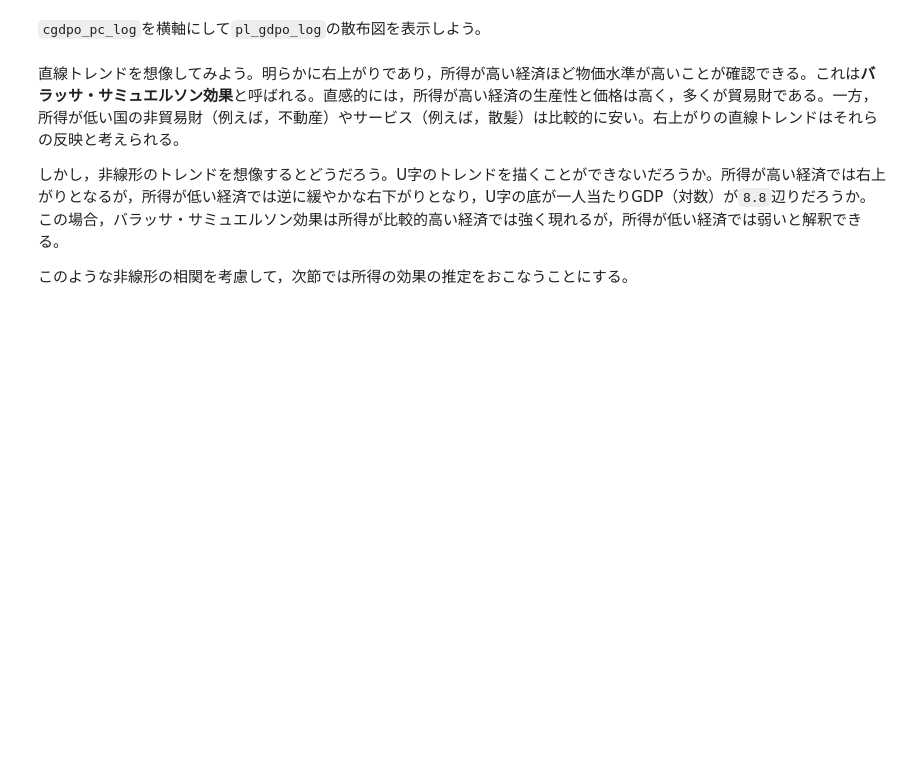
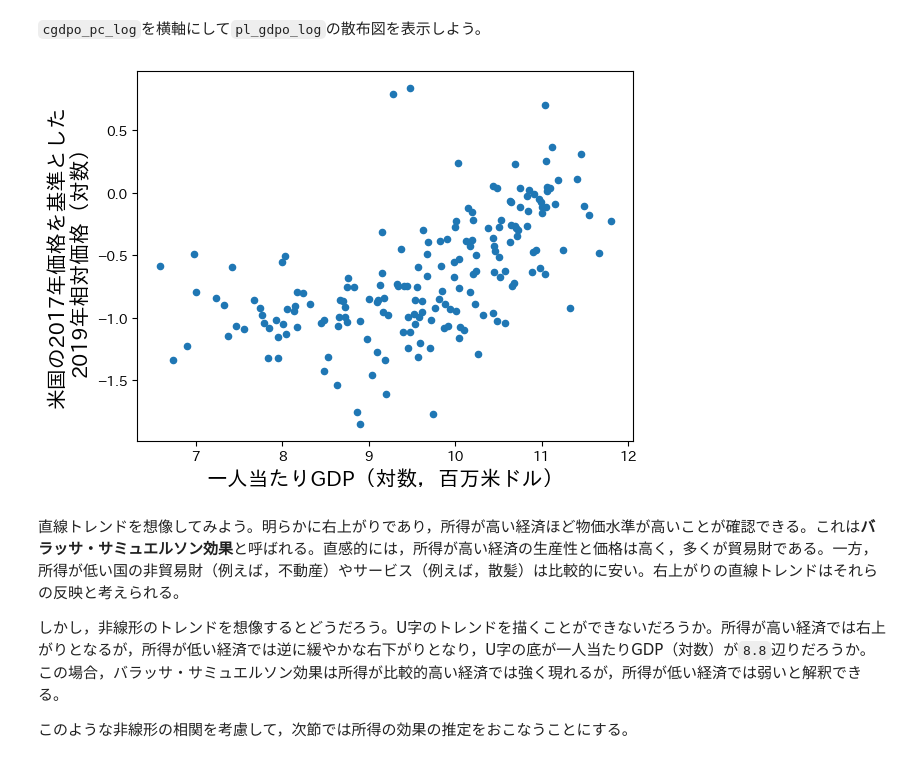
Before and after one commit to Py4Macro/py4macro.github.io, a Jupyter notebook: 19_PPP.ipynb, the cells around one changed output. Saved outputs shown, nothing was run; the diff lists cells and outputs as text; code cells hidden in the pictures; blank space fills up the shorter version.

```diff
--- a/19_PPP.ipynb
+++ b/19_PPP.ipynb
@@ -882,19 +1038,21 @@ print(f'このプロットには{pwt19_dropped.shape[0]}カ国が含まれる。
 
 物価水準と所得の関係を散布図を使って確認するために，一人当たりGDPとその対数値を新たな列`cgdpo_pc`と`cgdpo_pc_log`を追加しよう。
 # %%
-pwt19['cgdpo_pc'] = pwt19['cgdpo']/pwt19['pop']
-pwt19['cgdpo_pc_log'] = np.log( pwt19['cgdpo_pc'] )
+df['cgdpo_pc'] = df['cgdpo']/df['pop']
+df['cgdpo_pc_log'] = np.log( df['cgdpo_pc'] )
 # %% [markdown]
 また`pl_gdpo`の対数の値を新たな列`pl_gdpo_log`として追加しよう。
 # %%
-pwt19['pl_gdpo_log'] = np.log( pwt19['pl_gdpo'] )
+df['pl_gdpo_log'] = np.log( df['pl_gdpo'] )
 # %% [markdown]
 `cgdpo_pc_log`を横軸にして`pl_gdpo_log`の散布図を表示しよう。
 # %%
-ax = pwt19.plot.scatter(x='cgdpo_pc_log', y='pl_gdpo_log')
+ax = df.plot.scatter(x='cgdpo_pc_log', y='pl_gdpo_log')
 ax.set_xlabel('一人当たりGDP（対数，百万米ドル）', fontsize=15)
 ax.set_ylabel('米国の2017年価格を基準とした\n2019年相対価格（対数）', fontsize=15)
 pass
+# %% [output]
+[figure, added]
 # %% [markdown]
 直線トレンドを想像してみよう。明らかに右上がりであり，所得が高い経済ほど物価水準が高いことが確認できる。これは**バラッサ・サミュエルソン効果**と呼ばれる。直感的には，所得が高い経済の生産性と価格は高く，多くが貿易財である。一方，所得が低い国の非貿易財（例えば，不動産）やサービス（例えば，散髪）は比較的に安い。右上がりの直線トレンドはそれらの反映と考えられる。
 
```
Also changed, not shown: parts of 59 cells of this notebook.
